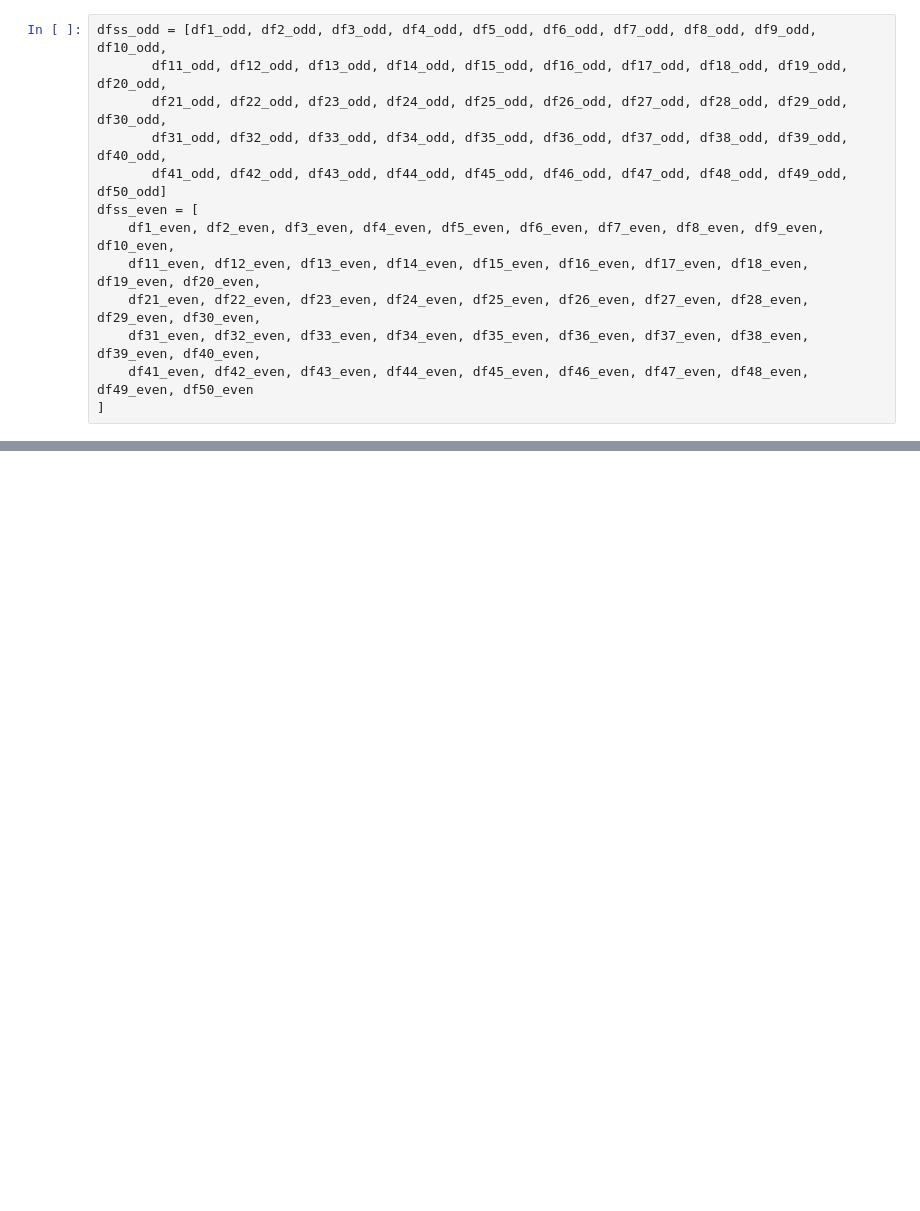
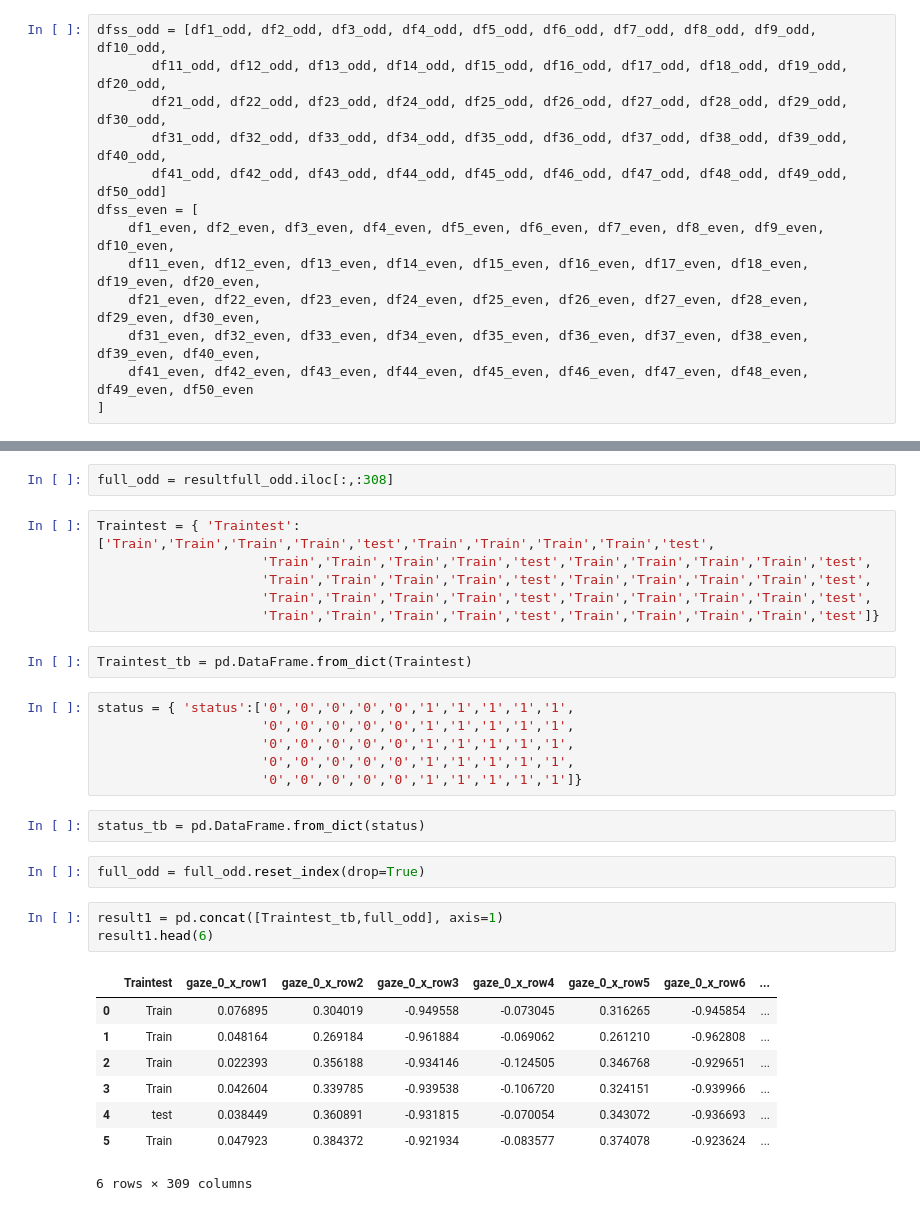
Before and after one commit to sitthatkaja/ThesisM.Sc., a Jupyter notebook: Manual_Frame_by_Frame(odd_even).ipynb, the cells around one changed output, grey strips where cells are left out. Saved outputs shown, nothing was run; the diff lists cells and outputs as text; blank space fills up the shorter version.

Commit message:
Test Manual

```diff
--- a/Manual_Frame_by_Frame(odd_even).ipynb
+++ b/Manual_Frame_by_Frame(odd_even).ipynb
@@ -273,0 +530,32 @@ dfss_even = [
+# %%
+full_odd = resultfull_odd.iloc[:,:308]
+# %%
+Traintest = { 'Traintest':['Train','Train','Train','Train','test','Train','Train','Train','Train','test',
+                     'Train','Train','Train','Train','test','Train','Train','Train','Train','test',
+                     'Train','Train','Train','Train','test','Train','Train','Train','Train','test',
+                     'Train','Train','Train','Train','test','Train','Train','Train','Train','test',
+                     'Train','Train','Train','Train','test','Train','Train','Train','Train','test']}
+# %%
+Traintest_tb = pd.DataFrame.from_dict(Traintest)
+# %%
+status = { 'status':['0','0','0','0','0','1','1','1','1','1',
+                     '0','0','0','0','0','1','1','1','1','1',
+                     '0','0','0','0','0','1','1','1','1','1',
+                     '0','0','0','0','0','1','1','1','1','1',
+                     '0','0','0','0','0','1','1','1','1','1']}
+# %%
+status_tb = pd.DataFrame.from_dict(status)
+# %%
+full_odd = full_odd.reset_index(drop=True)
+# %%
+result1 = pd.concat([Traintest_tb,full_odd], axis=1)
+result1.head(6)
+# %% [output]
+|  | Traintest | gaze_0_x_row1 | gaze_0_x_row2 | gaze_0_x_row3 | gaze_0_x_row4 | gaze_0_x_row5 | gaze_0_x_row6 | ... |
+| 0 | Train | 0.076895 | 0.304019 | -0.949558 | -0.073045 | 0.316265 | -0.945854 | ... |
+| 1 | Train | 0.048164 | 0.269184 | -0.961884 | -0.069062 | 0.261210 | -0.962808 | ... |
+| 2 | Train | 0.022393 | 0.356188 | -0.934146 | -0.124505 | 0.346768 | -0.929651 | ... |
+| 3 | Train | 0.042604 | 0.339785 | -0.939538 | -0.106720 | 0.324151 | -0.939966 | ... |
+| 4 | test | 0.038449 | 0.360891 | -0.931815 | -0.070054 | 0.343072 | -0.936693 | ... |
+| 5 | Train | 0.047923 | 0.384372 | -0.921934 | -0.083577 | 0.374078 | -0.923624 | ... |
+6 rows × 309 columns
```
Also changed, not shown: parts of 77 cells of this notebook.
